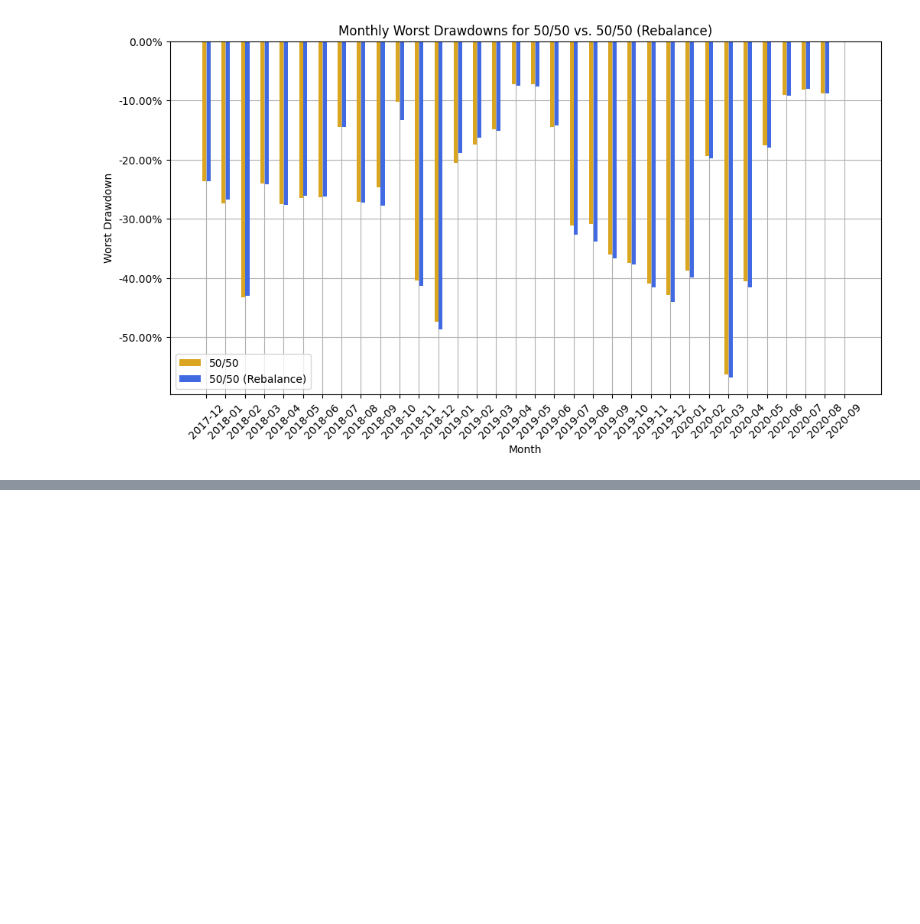
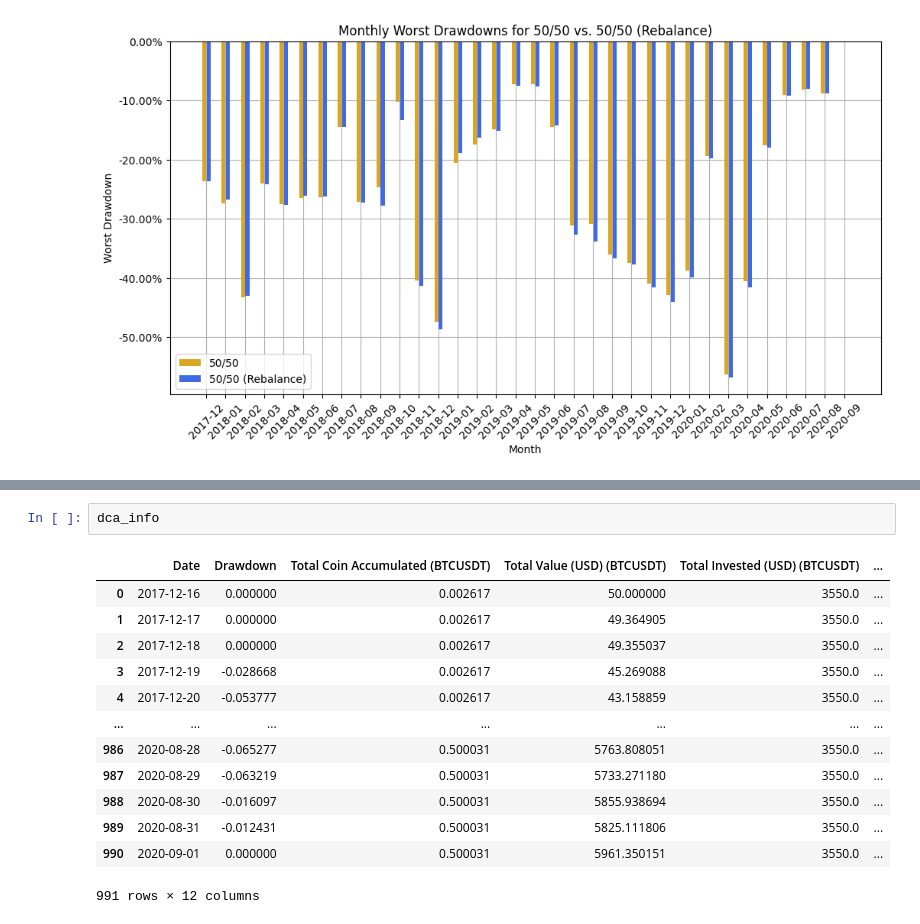
Before and after one commit to Sundae2608/Independent-Financial-Analysis, a Jupyter notebook: Crypto Portfolio Management/Crypto Portfolio Management.ipynb, the cells around one changed output, grey strips where cells are left out. Drawn from its saved outputs; the diff is of its cells as text; blank space fills up the shorter version.

```diff
--- a/Crypto Portfolio Management/Crypto Portfolio Management.ipynb
+++ b/Crypto Portfolio Management/Crypto Portfolio Management.ipynb
@@ -706,0 +836,16 @@ Name: Total Coin Accumulated (ETHUSDT), Length: 71, dtype: float64
+# %%
+dca_info
+# %% [output]
+|  | Date | Drawdown | Total Coin Accumulated (BTCUSDT) | Total Value (USD) (BTCUSDT) | Total Invested (USD) (BTCUSDT) | ... |
+| 0 | 2017-12-16 | 0.000000 | 0.002617 | 50.000000 | 3550.0 | ... |
+| 1 | 2017-12-17 | 0.000000 | 0.002617 | 49.364905 | 3550.0 | ... |
+| 2 | 2017-12-18 | 0.000000 | 0.002617 | 49.355037 | 3550.0 | ... |
+| 3 | 2017-12-19 | -0.028668 | 0.002617 | 45.269088 | 3550.0 | ... |
+| 4 | 2017-12-20 | -0.053777 | 0.002617 | 43.158859 | 3550.0 | ... |
+| ... | ... | ... | ... | ... | ... | ... |
+| 986 | 2020-08-28 | -0.065277 | 0.500031 | 5763.808051 | 3550.0 | ... |
+| 987 | 2020-08-29 | -0.063219 | 0.500031 | 5733.271180 | 3550.0 | ... |
+| 988 | 2020-08-30 | -0.016097 | 0.500031 | 5855.938694 | 3550.0 | ... |
+| 989 | 2020-08-31 | -0.012431 | 0.500031 | 5825.111806 | 3550.0 | ... |
+| 990 | 2020-09-01 | 0.000000 | 0.500031 | 5961.350151 | 3550.0 | ... |
+991 rows × 12 columns
```
Also changed, not shown: parts of 15 cells of this notebook.
